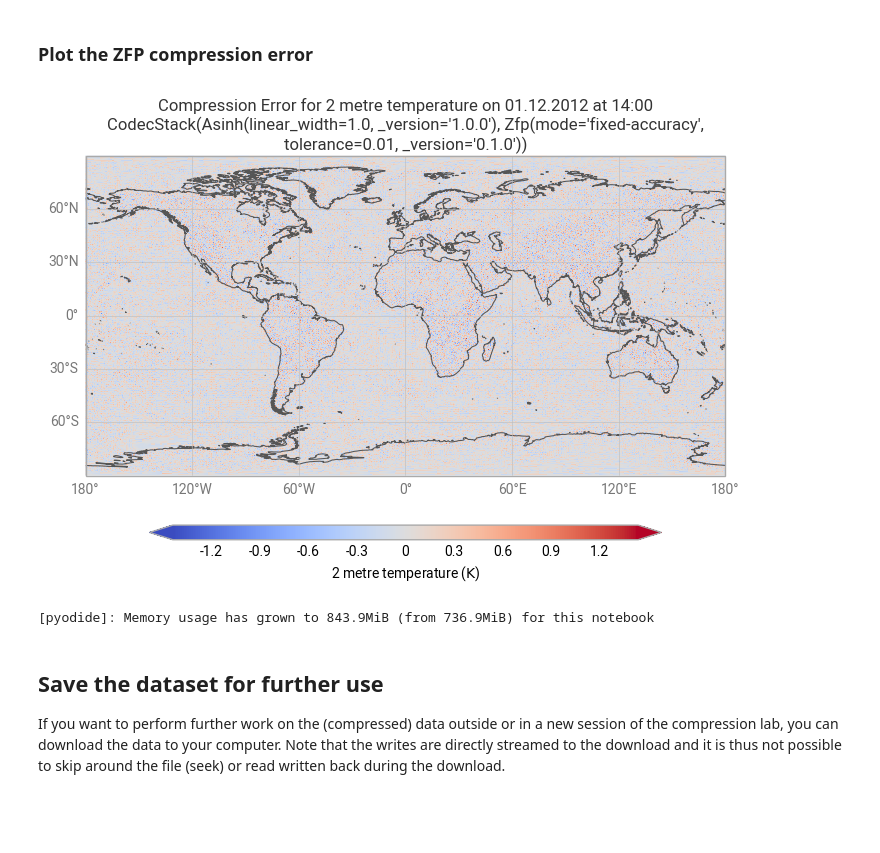
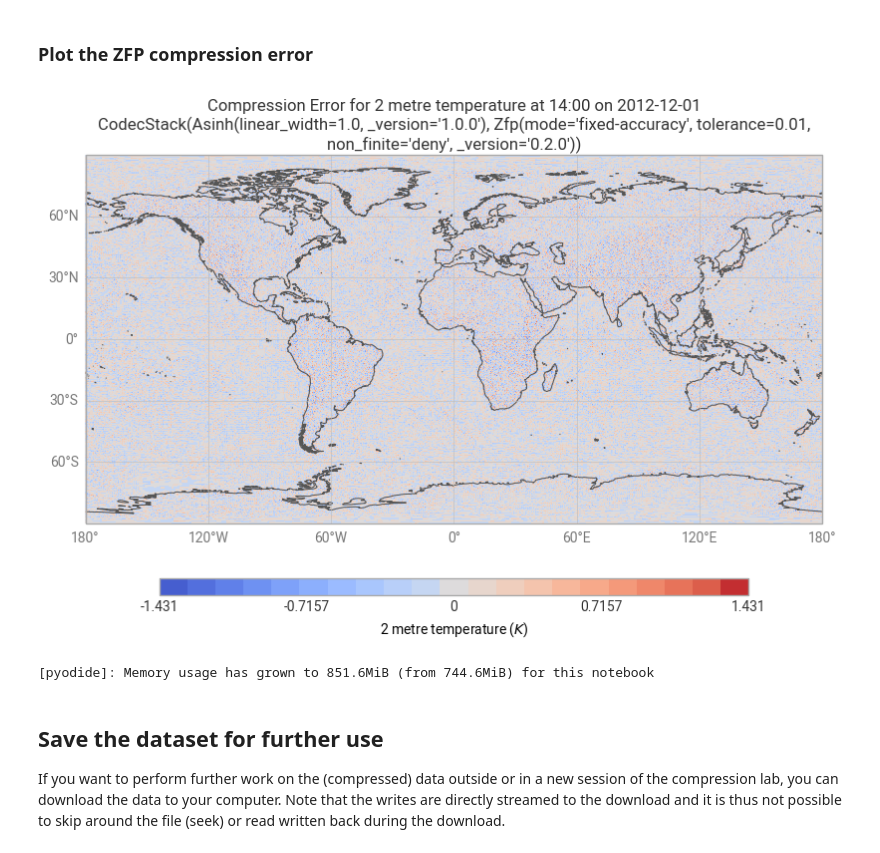
Before and after one commit to climet-eu/compression-lab-notebooks, a Jupyter notebook: 01-intro.ipynb, the cells around one changed output. Saved outputs shown, nothing was run; the diff lists cells and outputs as text; code cells hidden in the pictures; blank space fills up the shorter version.

```diff
--- a/01-intro.ipynb
+++ b/01-intro.ipynb
@@ -324,14 +285,15 @@ plot_data(
 # %%
 with xr.set_options(keep_attrs=True):
     da_zfp_error = (da_zfp - da).compute()
 
-plot_data(
-    da_zfp_error, title_prefix="Compression Error for ",
-    title_postfix=f"\n{zfp_compressor}", error=True,
+utils.quickplot(
+    da_zfp_error,
+    title=f"Compression Error for {{default_title}}\n{zfp_compressor}",
+    error=True,
 )
 # %% [output]
-[figure, old version]
+[figure, new version]
-[pyodide]: Memory usage has grown to 843.9MiB (from 736.9MiB) for this notebook
+[pyodide]: Memory usage has grown to 851.6MiB (from 744.6MiB) for this notebook
 # %% [markdown]
 ## Save the dataset for further use
 
```
Also changed, not shown: parts of 14 cells of this notebook, 11 other files.
